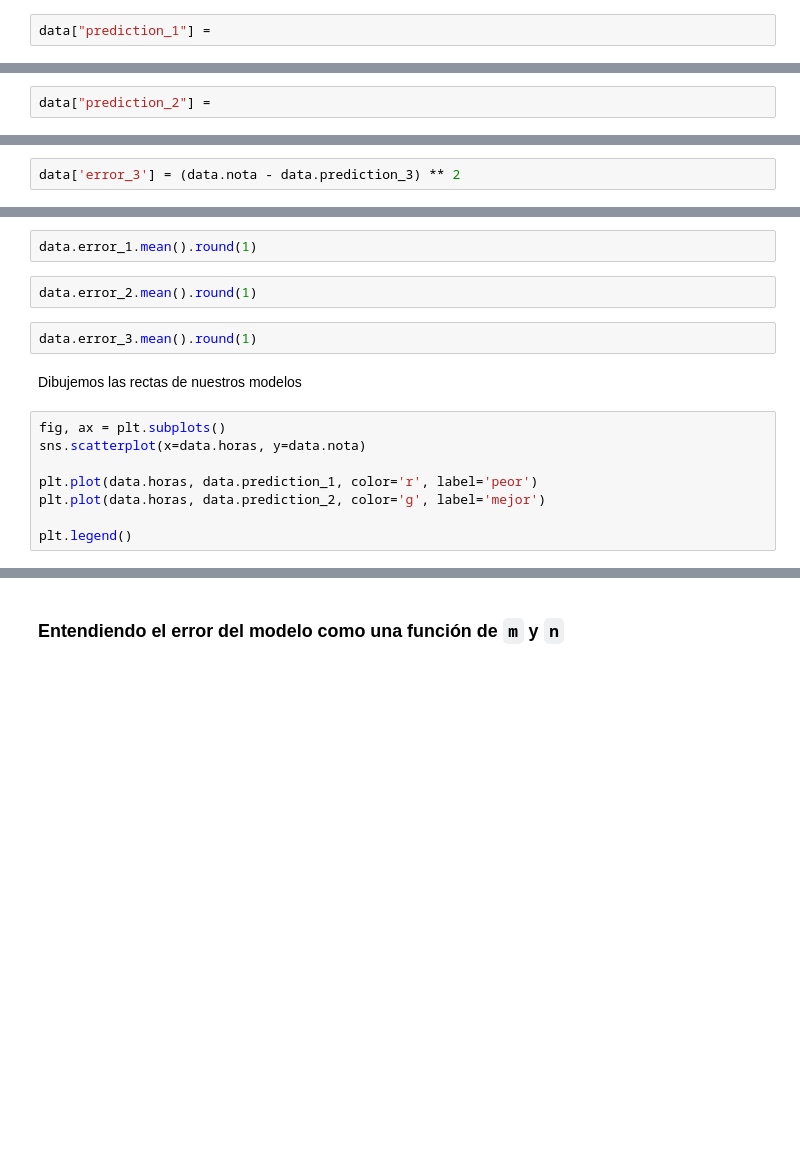
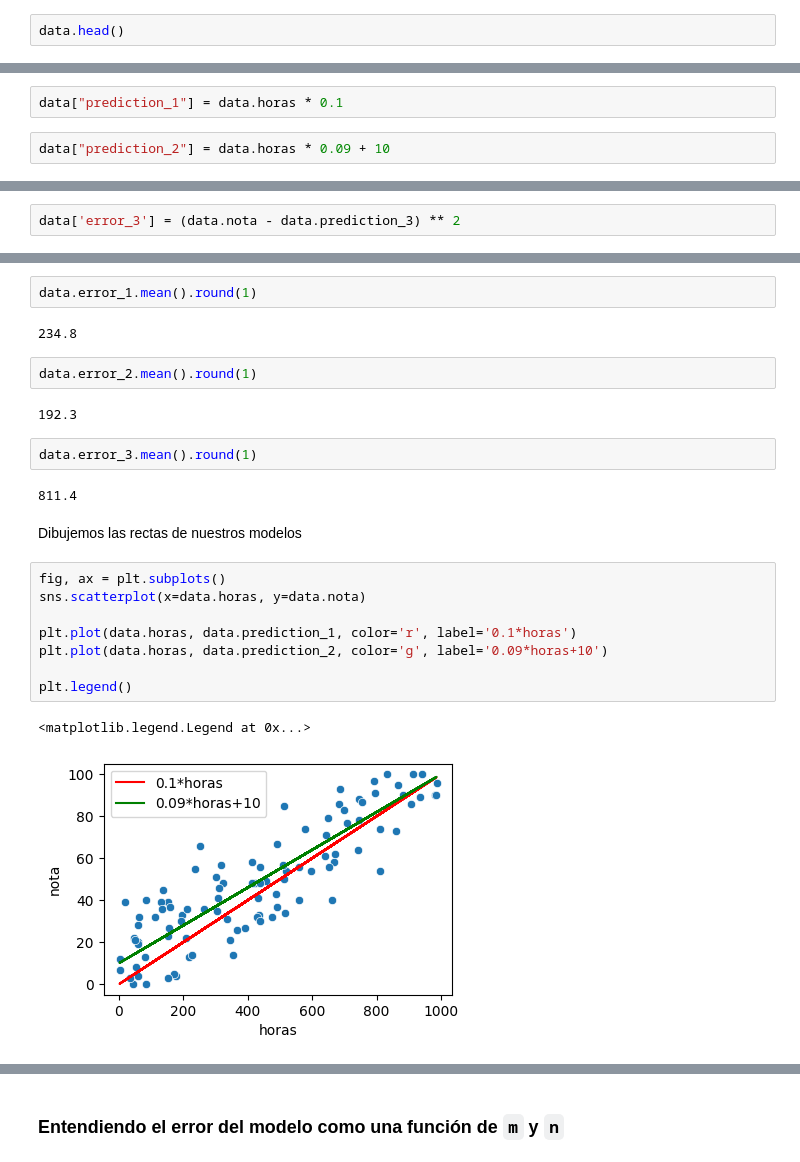
Before and after one commit to poacosta/ml_esesa_2024, a Jupyter notebook: 02.linear_regression_motivation.ipynb, the cells around one changed output, grey strips where cells are left out. Drawn from its saved outputs; the diff is of its cells as text; blank space fills up the shorter version.

```diff
--- a/02.linear_regression_motivation.ipynb
+++ b/02.linear_regression_motivation.ipynb
@@ -59,2 +120,2 @@ data.shape
 # %%
-data["prediction_1"] =
+data.head()
@@ -61,2 +128,0 @@ data["prediction_1"] =
-# %%
-data["prediction_2"] =
@@ -65,3 +129,7 @@ data.head(10)
+# %%
+data["prediction_1"] = data.horas * 0.1
+# %%
+data["prediction_2"] = data.horas * 0.09 + 10
 # %%
 # semi-random prediction
 data["prediction_3"] = np.random.uniform(40, 60, size=data.shape[0]).round(2)
@@ -84,18 +176,27 @@ data.head(10)
 # %%
 data.error_1.mean().round(1)
+# %% [output]
+234.8
 # %%
 data.error_2.mean().round(1)
+# %% [output]
+192.3
 # %%
 data.error_3.mean().round(1)
+# %% [output]
+811.4
 # %% [markdown]
 Dibujemos las rectas de nuestros modelos
 # %%
 fig, ax = plt.subplots()
 sns.scatterplot(x=data.horas, y=data.nota)
 
-plt.plot(data.horas, data.prediction_1, color='r', label='peor')
-plt.plot(data.horas, data.prediction_2, color='g', label='mejor')
+plt.plot(data.horas, data.prediction_1, color='r', label='0.1*horas')
+plt.plot(data.horas, data.prediction_2, color='g', label='0.09*horas+10')
 
 plt.legend()
+# %% [output]
+<matplotlib.legend.Legend at 0x...>
+[figure, added]
 # %%
 data.head()
```
Also changed, not shown: parts of 72 cells of this notebook.
